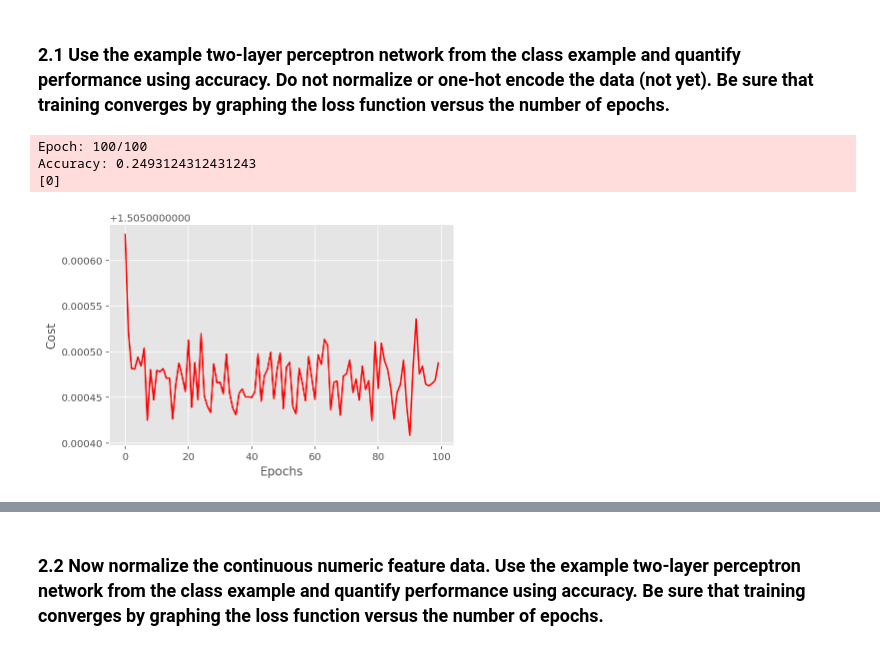
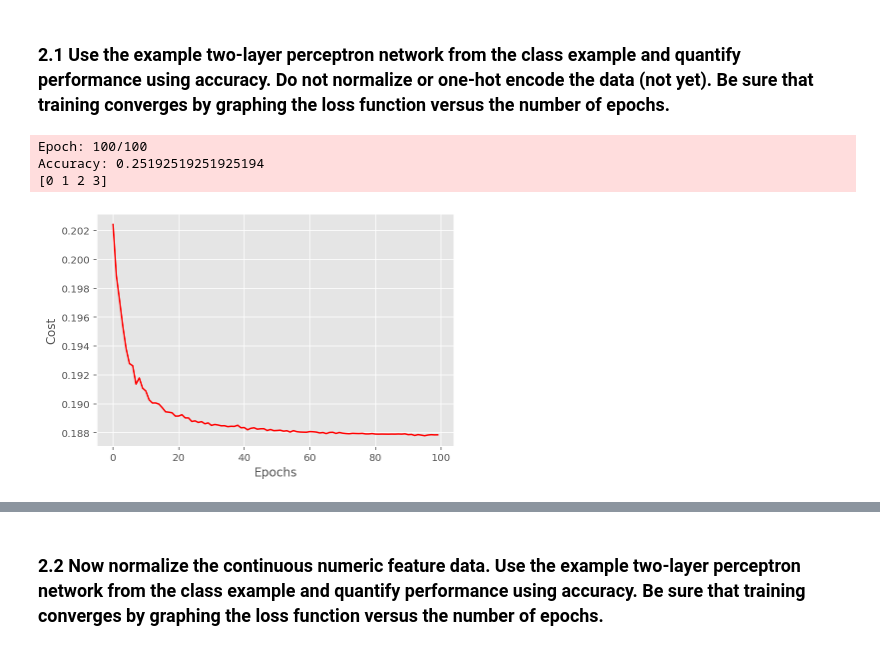
Before and after one commit to amor-tsai/MachineLearningNotebooks, a Jupyter notebook: Lab4.ipynb, the cells around one changed output, grey strips where cells are left out. Drawn from its saved outputs; the diff is of its cells as text; code cells hidden in the pictures.

```diff
--- a/Lab4.ipynb
+++ b/Lab4.ipynb
@@ -175,0 +178,5 @@ X = np.array(df1)
+# %%
+one_hot_state = LabelBinarizer().fit_transform(df1['State_C'])
+print(one_hot_state.shape)
+one_hot_county = LabelBinarizer().fit_transform(df1['County_C'])
+print(one_hot_county.shape)
@@ -176 +186,4 @@ X = np.array(df1)
+# %%
+X_not_hot_encoding_or_normalization = np.array(df1)
+X_not_normalization = np.hstack((X_not_hot_encoding_or_normalization[:,0:33],one_hot_state,one_hot_county))
 # %%
@@ -201,3 +210,4 @@ I have did the dataset balancing first, so here I did not do it respectively for
 # %%
-X_train, X_test, y_train, y_test = train_test_split(X,y,test_size=0.2, train_size=0.8)
+X_not_hot_encoding_or_normalization_train, X_not_hot_encoding_or_normalization_test, y_train, y_test = train_test_split(X_not_hot_encoding_or_normalization,y,test_size=0.2, train_size=0.8)
+X_not_normalization_train, X_not_normalization_test, y_train, y_test = train_test_split(X_not_normalization,y,test_size=0.2, train_size=0.8)
 # %%
@@ -433,25 +447,25 @@ params = dict(n_hidden=50,
               epochs=100, # iterations
               eta=1e-2,  # learning rate
               random_state=1,
-              onehot=False,
+              onehot=True,
               alpha=0.9,
               decrease_const=0.1,
-              minibatches=len(X_train)/64,
+              minibatches=len(X_not_hot_encoding_or_normalization_train)/64,
               shuffle=True
               )
 # %%
 %%time
 # nn1 is 2 layers neural network implementation without normalization or one-hot encode
 nn1 = TwoLayerPerceptron(**params)
-nn1.fit(X_train, y_train, print_progress=1)
-yhat_nn1 = nn1.predict(X_test)
+nn1.fit(X_not_hot_encoding_or_normalization_train, y_train, print_progress=1)
+yhat_nn1 = nn1.predict(X_not_hot_encoding_or_normalization_test)
 print()
 # print(np.unique(yhat_nn1))
 print('Accuracy:',accuracy_score(y_test,yhat_nn1))
 print(np.unique(yhat_nn1))
 nn1.graph_loss_function()
 # %% [output]
 Epoch: 100/100
-Accuracy: 0.2493124312431243
-[0]
+Accuracy: 0.25192519251925194
+[0 1 2 3]
-[figure, old version]
+[figure, new version]
```
Also changed, not shown: parts of 25 cells of this notebook, 11 other files.
